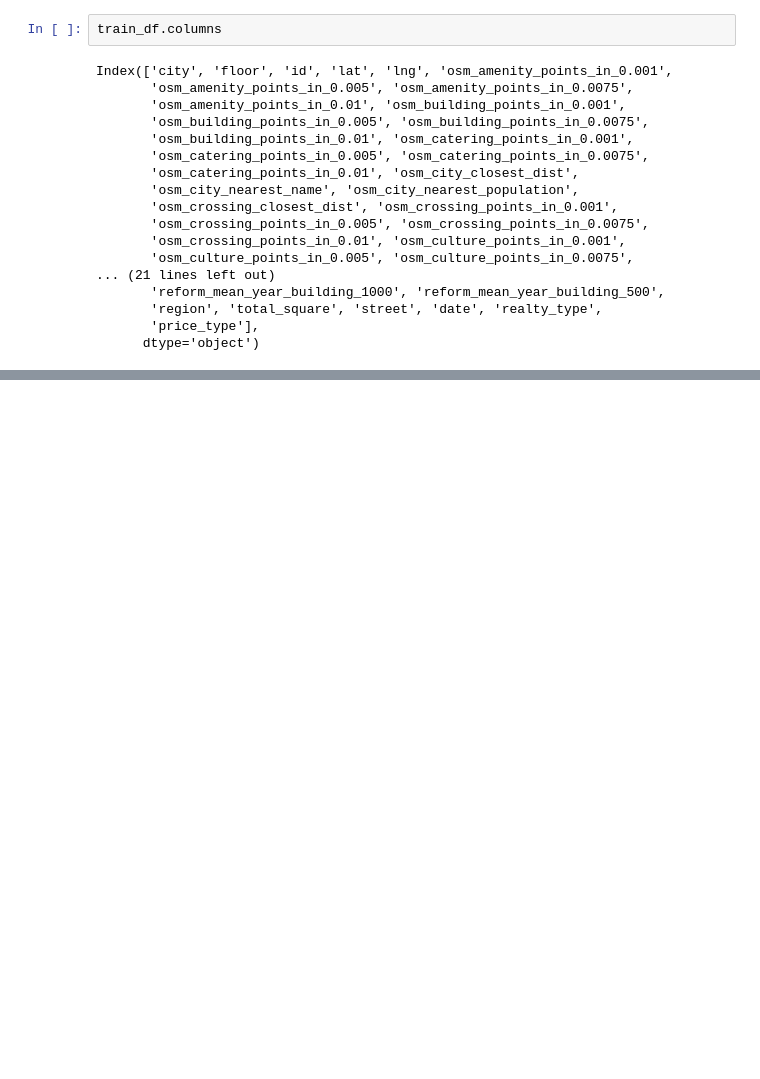
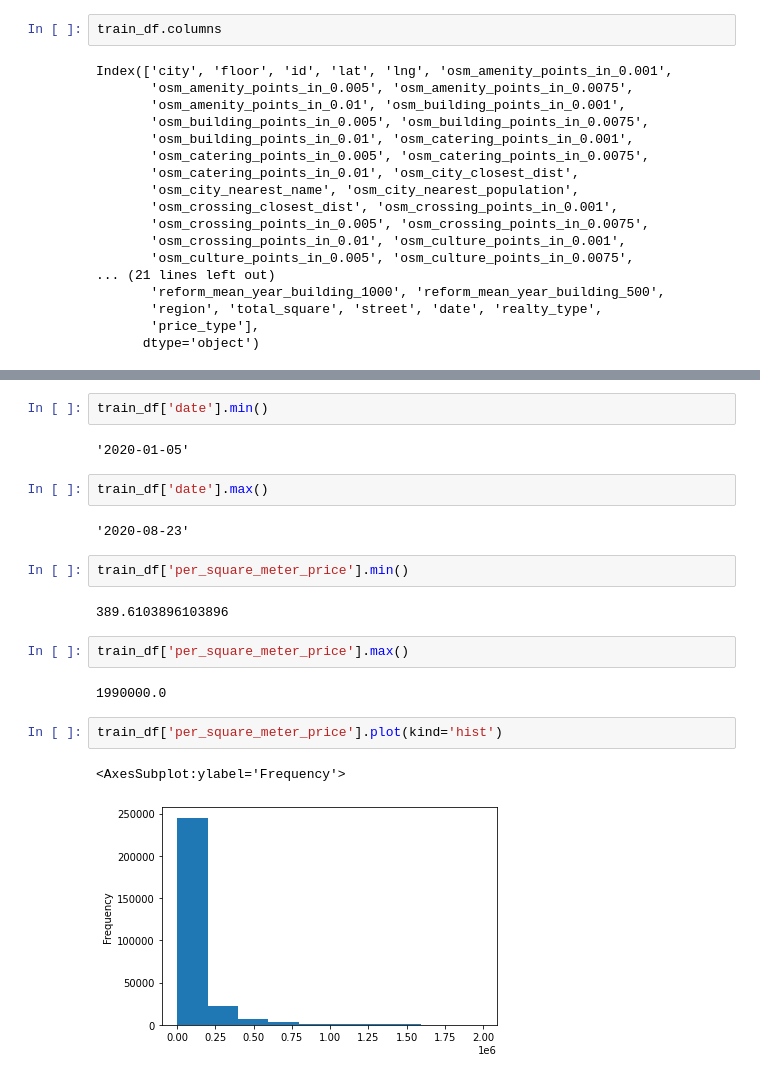
Before and after one commit to thepythonsteam/real-estate, a Jupyter notebook: notebooks/02-eda.ipynb, the cells around one changed output, grey strips where cells are left out. Cells and saved outputs as stored; diff of their text form; blank space fills up the shorter version.

```diff
--- a/notebooks/02-eda.ipynb
+++ b/notebooks/02-eda.ipynb
@@ -57,3 +60,24 @@ train_df.tail()
 | 279789 | Калининград | 3.0 | COL_280518 | 54.729233 | 20.514968 | 0 | 12 | ... |
 | 279790 | Кемерово | 1.0 | COL_280529 | 55.360680 | 86.081460 | 5 | 57 | ... |
 | 279791 | Киров | 1.0 | COL_280637 | 58.592915 | 49.677439 | 1 | 23 | ... |
+# %%
+train_df['date'].min()
+# %% [output]
+'2020-01-05'
+# %%
+train_df['date'].max()
+# %% [output]
+'2020-08-23'
+# %%
+train_df['per_square_meter_price'].min()
+# %% [output]
+389.6103896103896
+# %%
+train_df['per_square_meter_price'].max()
+# %% [output]
+1990000.0
+# %%
+train_df['per_square_meter_price'].plot(kind='hist')
+# %% [output]
+<AxesSubplot:ylabel='Frequency'>
+[figure, added]
```
Also changed, not shown: parts of 8 cells of this notebook.
